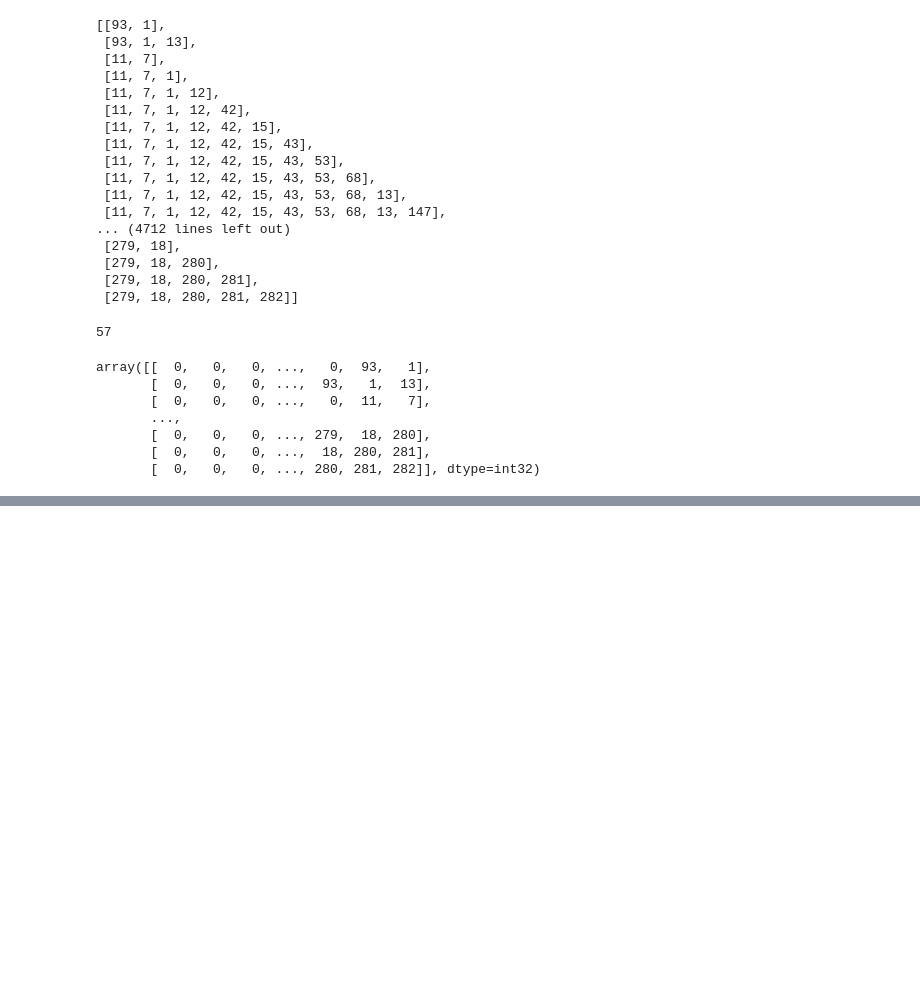
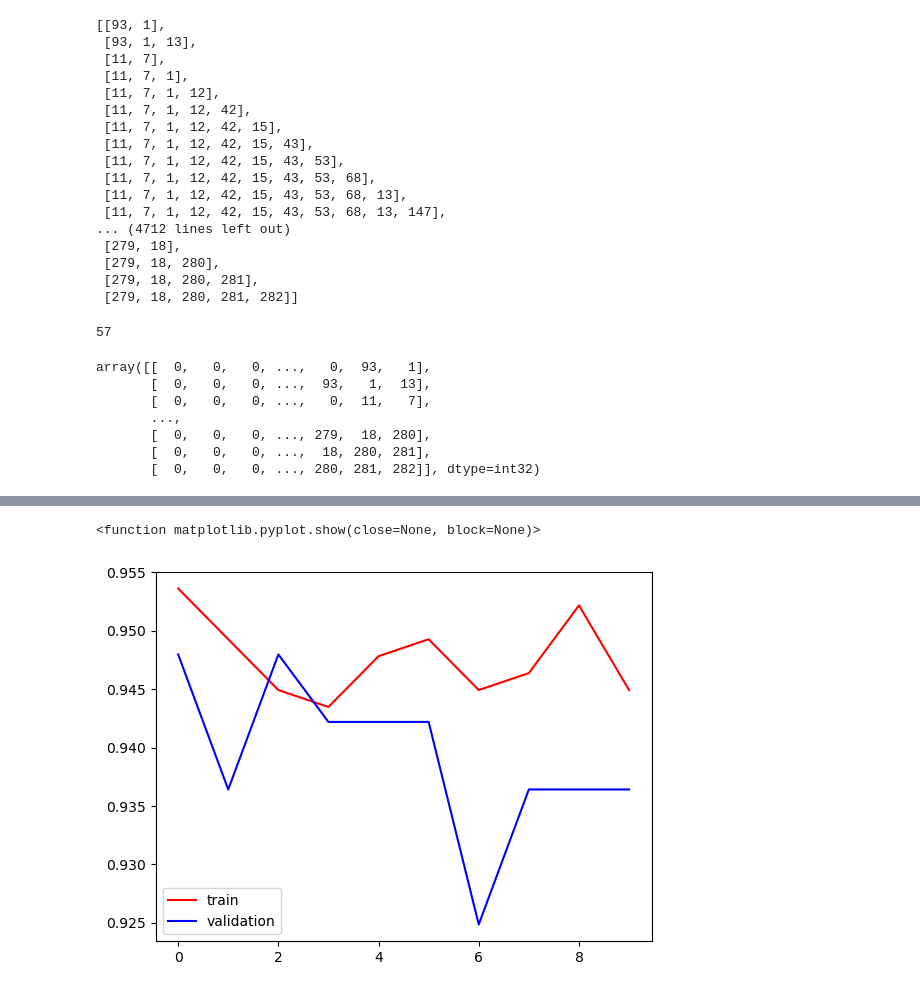
Before and after one commit to sanjogbhalla16/DL-CampusX, a Jupyter notebook: Day33-LSTM-Next-Word-Predictor-CampusX.ipynb, the cells around one changed output, grey strips where cells are left out. Drawn from its saved outputs; the diff is of its cells as text; code cells hidden in the pictures; blank space fills up the shorter version.

Commit message:
Learned about LSTM

```diff
--- a/Day33-LSTM-Next-Word-Predictor-CampusX.ipynb
+++ b/Day33-LSTM-Next-Word-Predictor-CampusX.ipynb
@@ -207,0 +237,11 @@ y = padded_input_sequences[:,-1]
+# %%
+#for those who get 0 trainable parameters after model.summary() , just write this code
+
+model = Sequential()
+model.add(Embedding(283, 100, input_length=56 ,input_shape=(56,))) # just put input_shape here
+
+model.add(LSTM(150,return_sequences=True)) #  no. of  nodes  in every LSTM  gates
+model.add(LSTM(150))
+model.add(Dense(283, activation='softmax'))
+# %%
+model.compile(loss='sparse_categorical_crossentropy', optimizer='adam', metrics=['accuracy'])
@@ -207,0 +266,3 @@ y = padded_input_sequences[:,-1]
+# %%
+#model.fit(X,y, epochs=100)
+history = model.fit(X, y,epochs=10,validation_split=0.2)
@@ -207,0 +368,10 @@ y = padded_input_sequences[:,-1]
+# %%
+import matplotlib.pyplot as plt
+
+plt.plot(history.history['accuracy'], color='red', label='train')
+plt.plot(history.history['val_accuracy'], color='blue', label='validation')
+plt.legend()
+plt.show
+# %% [output]
+<function matplotlib.pyplot.show(close=None, block=None)>
+[figure, added]
```
Also changed, not shown: parts of 12 cells of this notebook.
